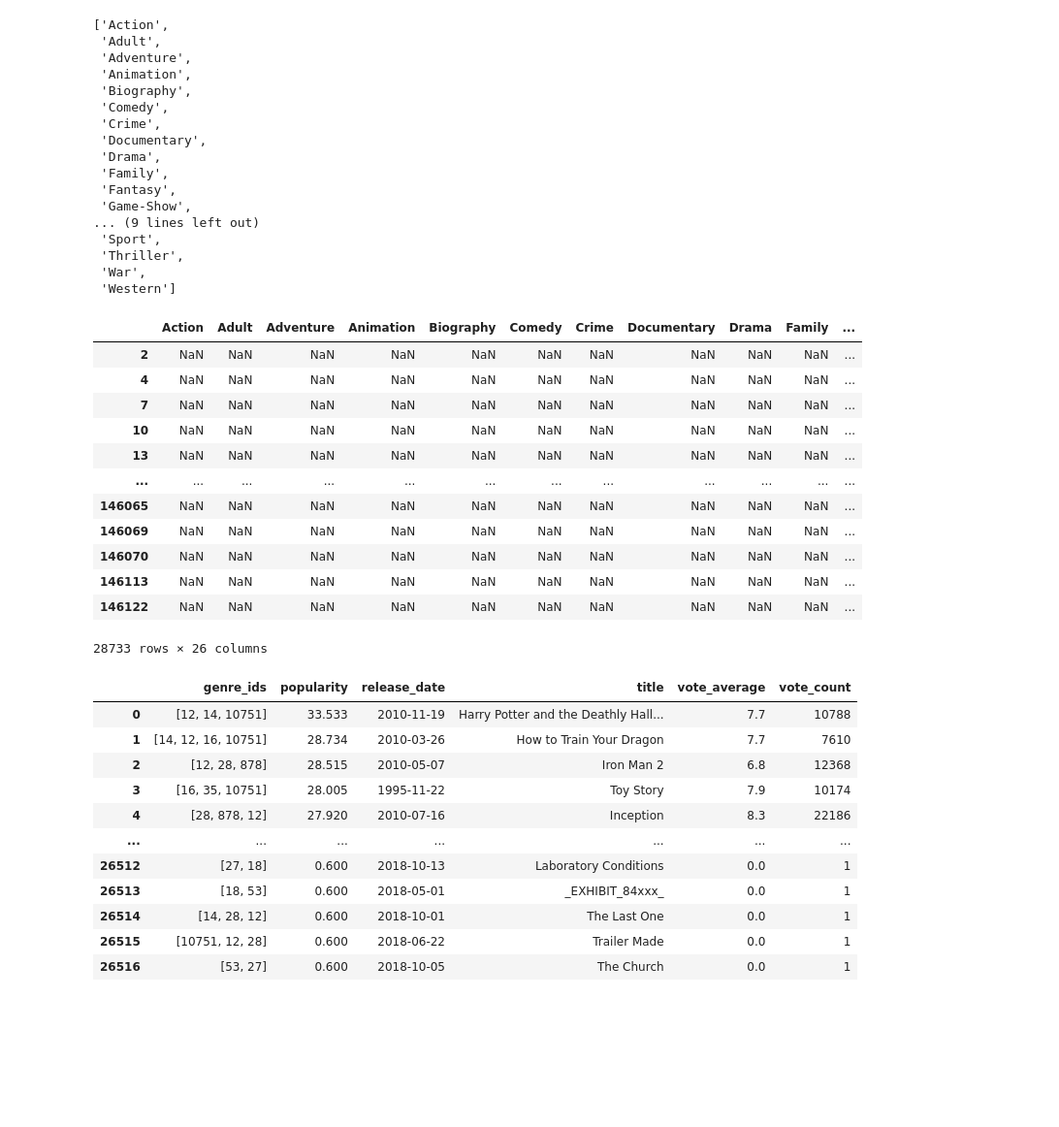
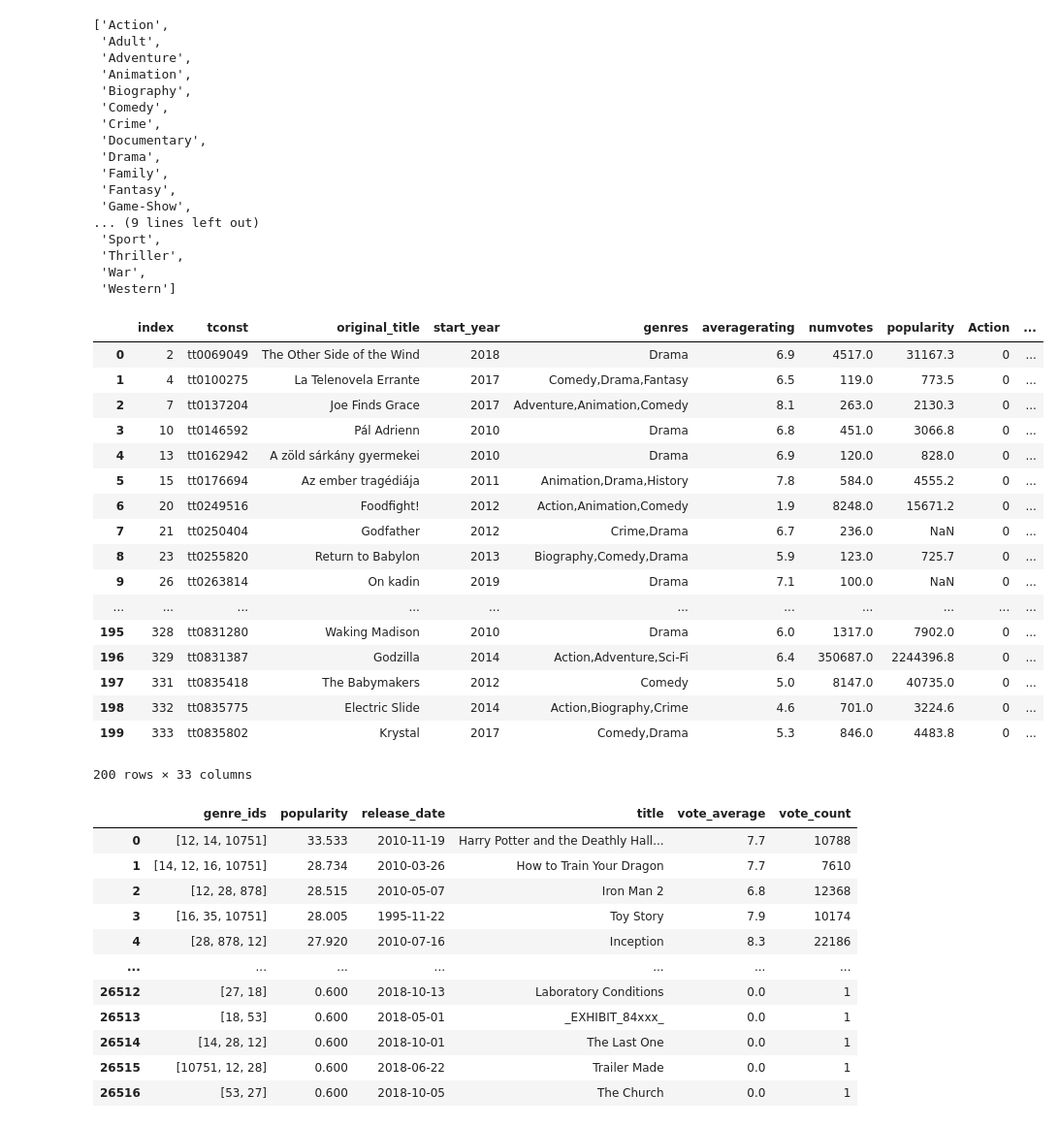
Before and after one commit to lilisbeit/Microsoft-Movies-Project, a Jupyter notebook: Microsoft-Movies-Notebook.ipynb, the cells around one changed output. Shown at 97% size. Drawn from its saved outputs; the diff is of its cells as text; code cells hidden in the pictures; blank space fills up the shorter version.

```diff
--- a/Microsoft-Movies-Notebook.ipynb
+++ b/Microsoft-Movies-Notebook.ipynb
@@ -536,27 +540,38 @@ unique_genres_list
  'Thriller',
  'War',
  'Western']
-# %%
-#create a df with genre names as column headers, for joining to genres_ratings_df
-genres_df = pd.DataFrame(columns = unique_genres_list, dtype=bool)
-genres_df['tconst'] = genre_ratings_df['tconst'] # add IMDB movies identifier
-genres_df['genres'] = genre_ratings_df['tconst']
-
-genres_df
-# %% [output]
-|  | Action | Adult | Adventure | Animation | Biography | Comedy | Crime | Documentary | Drama | Family | ... |
-| 2 | NaN | NaN | NaN | NaN | NaN | NaN | NaN | NaN | NaN | NaN | ... |
-| 4 | NaN | NaN | NaN | NaN | NaN | NaN | NaN | NaN | NaN | NaN | ... |
-| 7 | NaN | NaN | NaN | NaN | NaN | NaN | NaN | NaN | NaN | NaN | ... |
-| 10 | NaN | NaN | NaN | NaN | NaN | NaN | NaN | NaN | NaN | NaN | ... |
-| 13 | NaN | NaN | NaN | NaN | NaN | NaN | NaN | NaN | NaN | NaN | ... |
-| ... | ... | ... | ... | ... | ... | ... | ... | ... | ... | ... | ... |
-| 146065 | NaN | NaN | NaN | NaN | NaN | NaN | NaN | NaN | NaN | NaN | ... |
-| 146069 | NaN | NaN | NaN | NaN | NaN | NaN | NaN | NaN | NaN | NaN | ... |
-| 146070 | NaN | NaN | NaN | NaN | NaN | NaN | NaN | NaN | NaN | NaN | ... |
-| 146113 | NaN | NaN | NaN | NaN | NaN | NaN | NaN | NaN | NaN | NaN | ... |
-| 146122 | NaN | NaN | NaN | NaN | NaN | NaN | NaN | NaN | NaN | NaN | ... |
-28733 rows × 26 columns
+# %%
+#add genres to genre_ratings_df as columns
+
+for x in unique_genres_list:
+    genre_ratings_df[x] = ""
+
+#below is not working!
+if 'Action' in genre_ratings_df['genres']:
+    genre_ratings_df['Action'] = 1
+else:
+    genre_ratings_df['Action'] = 0
+
+genre_ratings_df.head(200)
+# %% [output]
+|  | index | tconst | original_title | start_year | genres | averagerating | numvotes | popularity | Action | ... |
+| 0 | 2 | tt0069049 | The Other Side of the Wind | 2018 | Drama | 6.9 | 4517.0 | 31167.3 | 0 | ... |
+| 1 | 4 | tt0100275 | La Telenovela Errante | 2017 | Comedy,Drama,Fantasy | 6.5 | 119.0 | 773.5 | 0 | ... |
+| 2 | 7 | tt0137204 | Joe Finds Grace | 2017 | Adventure,Animation,Comedy | 8.1 | 263.0 | 2130.3 | 0 | ... |
+| 3 | 10 | tt0146592 | Pál Adrienn | 2010 | Drama | 6.8 | 451.0 | 3066.8 | 0 | ... |
+| 4 | 13 | tt0162942 | A zöld sárkány gyermekei | 2010 | Drama | 6.9 | 120.0 | 828.0 | 0 | ... |
+| 5 | 15 | tt0176694 | Az ember tragédiája | 2011 | Animation,Drama,History | 7.8 | 584.0 | 4555.2 | 0 | ... |
+| 6 | 20 | tt0249516 | Foodfight! | 2012 | Action,Animation,Comedy | 1.9 | 8248.0 | 15671.2 | 0 | ... |
+| 7 | 21 | tt0250404 | Godfather | 2012 | Crime,Drama | 6.7 | 236.0 | NaN | 0 | ... |
+| 8 | 23 | tt0255820 | Return to Babylon | 2013 | Biography,Comedy,Drama | 5.9 | 123.0 | 725.7 | 0 | ... |
+| 9 | 26 | tt0263814 | On kadin | 2019 | Drama | 7.1 | 100.0 | NaN | 0 | ... |
+| ... | ... | ... | ... | ... | ... | ... | ... | ... | ... | ... |
+| 195 | 328 | tt0831280 | Waking Madison | 2010 | Drama | 6.0 | 1317.0 | 7902.0 | 0 | ... |
+| 196 | 329 | tt0831387 | Godzilla | 2014 | Action,Adventure,Sci-Fi | 6.4 | 350687.0 | 2244396.8 | 0 | ... |
+| 197 | 331 | tt0835418 | The Babymakers | 2012 | Comedy | 5.0 | 8147.0 | 40735.0 | 0 | ... |
+| 198 | 332 | tt0835775 | Electric Slide | 2014 | Action,Biography,Crime | 4.6 | 701.0 | 3224.6 | 0 | ... |
+| 199 | 333 | tt0835802 | Krystal | 2017 | Comedy,Drama | 5.3 | 846.0 | 4483.8 | 0 | ... |
+200 rows × 33 columns
 # %%
 #clean up tmdb data
 
```
Also changed, not shown: parts of 3 cells of this notebook.
